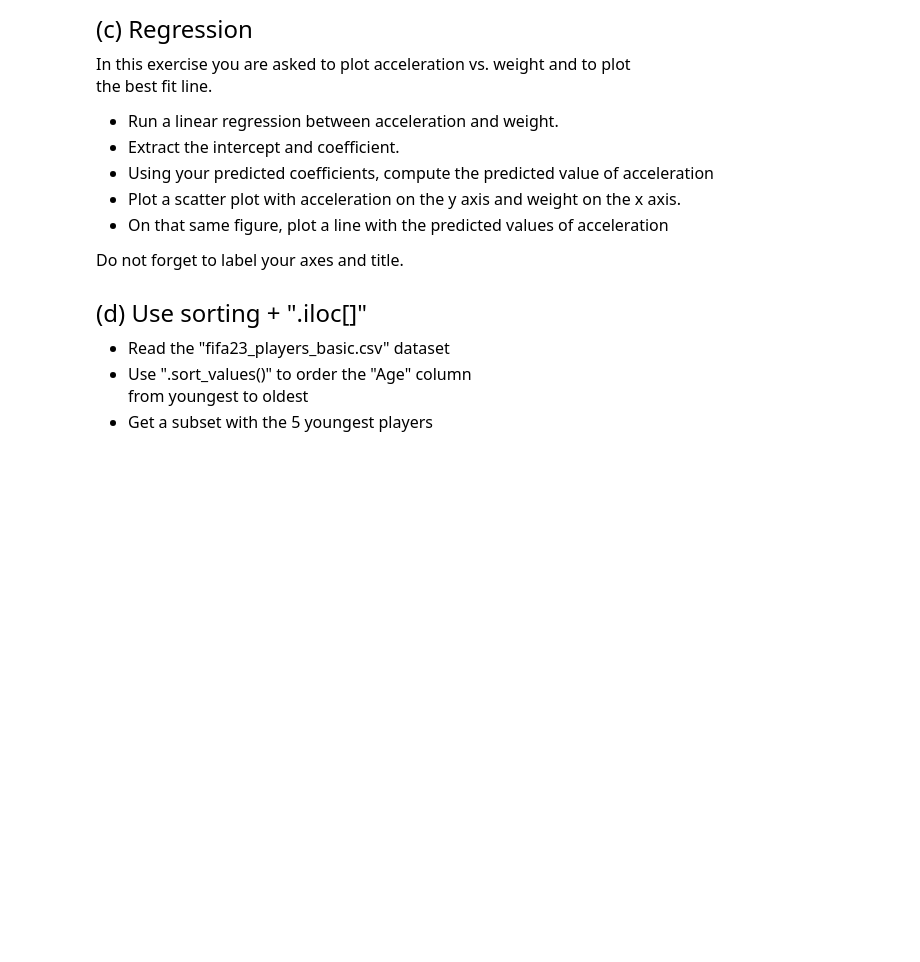
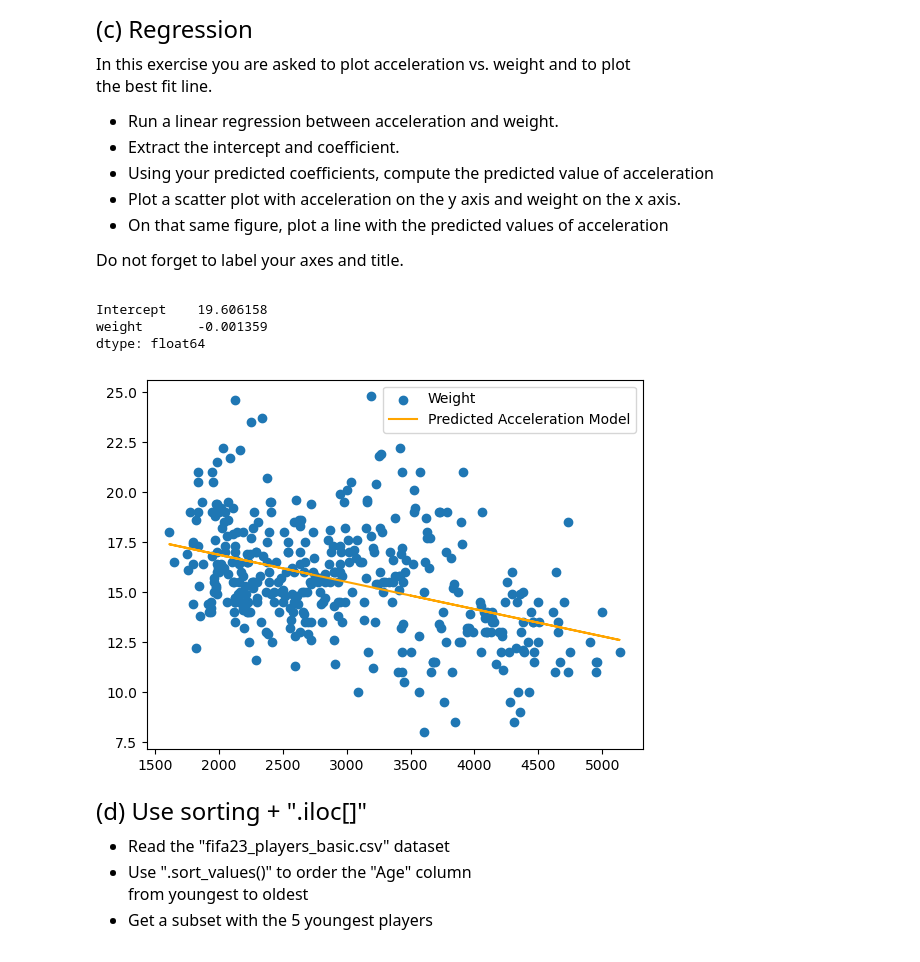
Before and after one commit to SeanB367/qtm151spring2024, a Jupyter notebook: assignment6/assignment6.ipynb, the cells around one changed output. Drawn from its saved outputs; the diff is of its cells as text; code cells hidden in the pictures; blank space fills up the shorter version.

```diff
--- a/assignment6/assignment6.ipynb
+++ b/assignment6/assignment6.ipynb
@@ -69,11 +80,9 @@ carfeatures = pd.read_csv("Data/features.csv")
 
 threshold = 3000
 
-carfeatures["weight>threshold"] = carfeatures["weight"]
-weight_gt3000 = carfeatures.query("`weight>threshold` > @threshold")
-
-carfeatures["weight<=threshold"] = carfeatures["weight"]
-weight_lt3000 = carfeatures.query("`weight<threshold` <= @threshold")
+weight_gt3000 = carfeatures.query("`weight` > @threshold")
+weight_lt3000 = carfeatures.query("`weight` <= @threshold")
 
 print(np.mean(weight_gt3000["acceleration"]))
+print(np.mean(weight_lt3000["acceleration"]))
 # %% [output]
@@ -100,3 +108,27 @@ Do not forget to label your axes and title.
+# %%
+# Write your answer here:
+
+acceleration = carfeatures["acceleration"]
+weight = carfeatures["weight"]
+
+model = smf.ols(formula = 'acceleration ~ weight', data = carfeatures)
+results = model.fit()
+
+predicted = results.params
+print(predicted)
+
+predicted_acceleration = predicted[0] + predicted[1] * weight
+
+plt.scatter(x = weight, y = acceleration)
+plt.plot(weight, predicted_acceleration, color = 'orange')
+
+plt.legend(labels = ["Weight", "Predicted Acceleration Model"])
+plt.show()
+# %% [output]
+Intercept    19.606158
+weight       -0.001359
+dtype: float64
+[figure, added]
 # %% [markdown]
 <font size = "5">
 
```
Also changed, not shown: parts of 6 cells of this notebook, 2 other files.
